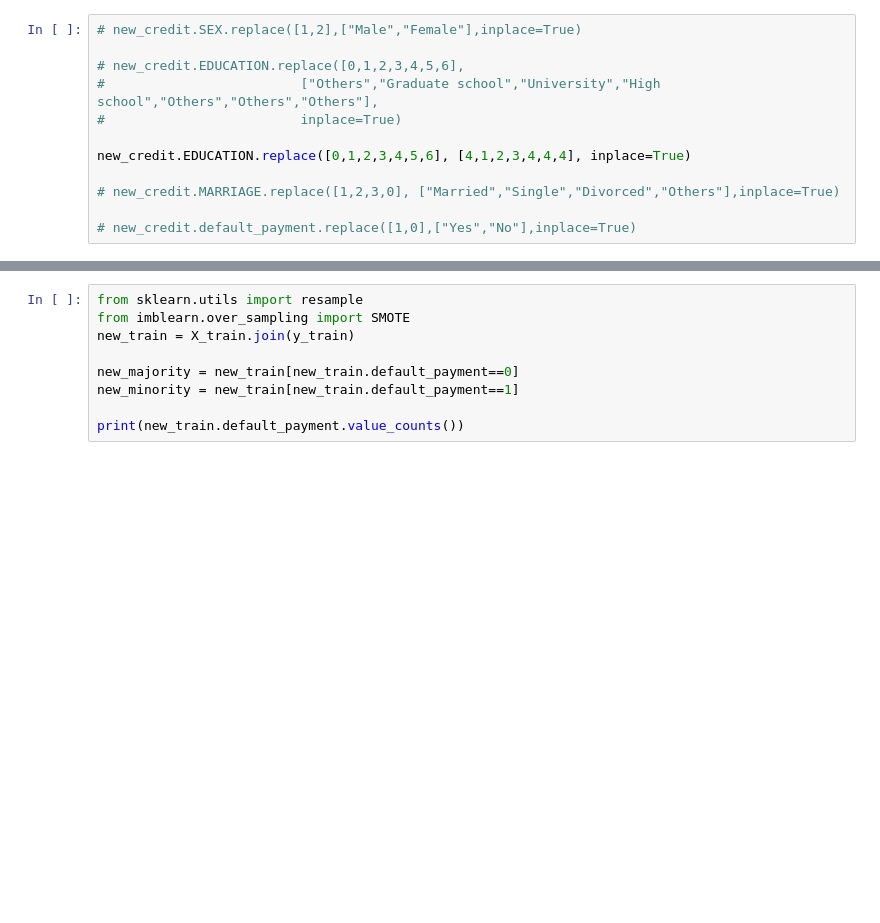
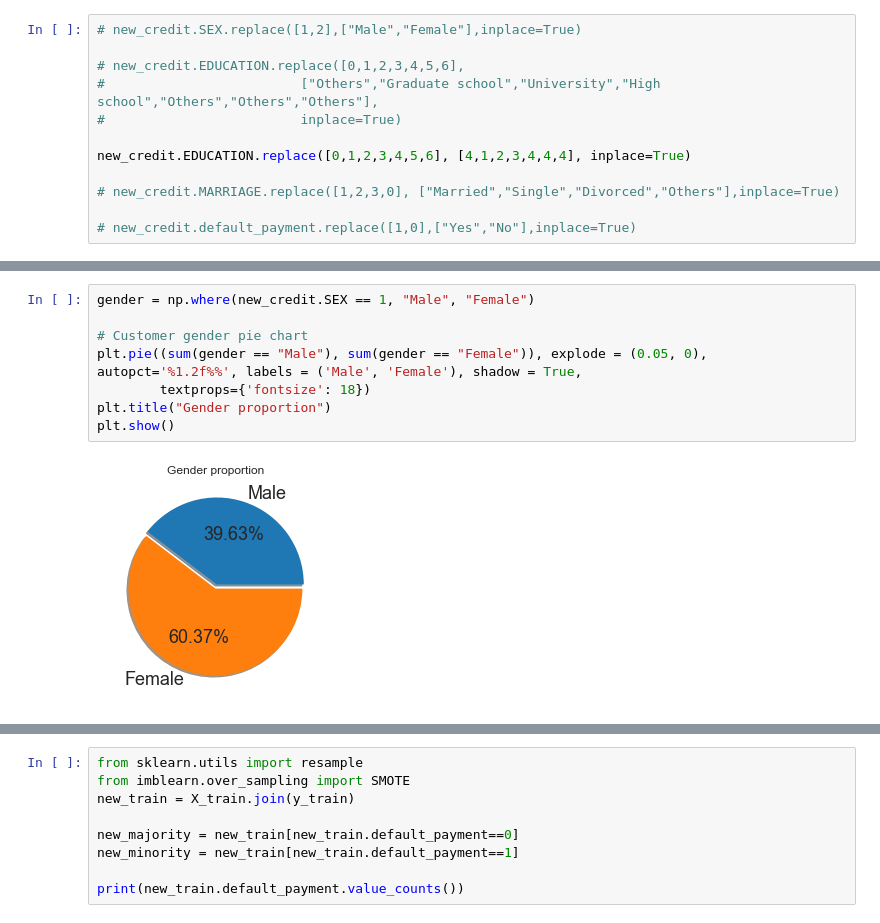
Before and after one commit to BBombi/Credit_Card_Payments, a Jupyter notebook: Default payments.ipynb, the cells around one changed output, grey strips where cells are left out. Drawn from its saved outputs; the diff is of its cells as text; blank space fills up the shorter version.

```diff
--- a/Default payments.ipynb
+++ b/Default payments.ipynb
@@ -248,3 +262,13 @@ new_credit.EDUCATION.replace([0,1,2,3,4,5,6], [4,1,2,3,4,4,4], inplace=True)
+# %%
+gender = np.where(new_credit.SEX == 1, "Male", "Female")
+
+# Customer gender pie chart
+plt.pie((sum(gender == "Male"), sum(gender == "Female")), explode = (0.05, 0), autopct='%1.2f%%', labels = ('Male', 'Female'), shadow = True,
+        textprops={'fontsize': 18})
+plt.title("Gender proportion")
+plt.show()
+# %% [output]
+[figure, added]
 # %%
 (ggplot(new_credit, aes(x = "AGE", fill = "default_payment"))
  + geom_bar()
```
Also changed, not shown: parts of 63 cells of this notebook.
